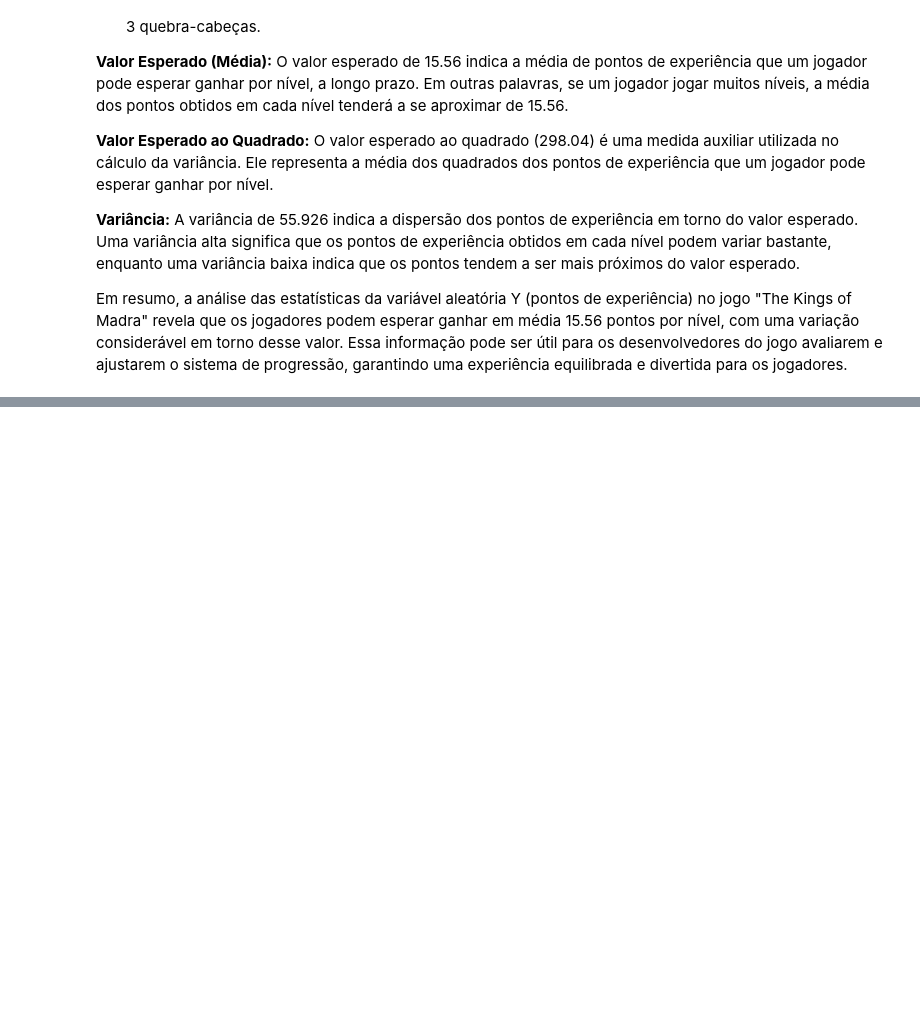
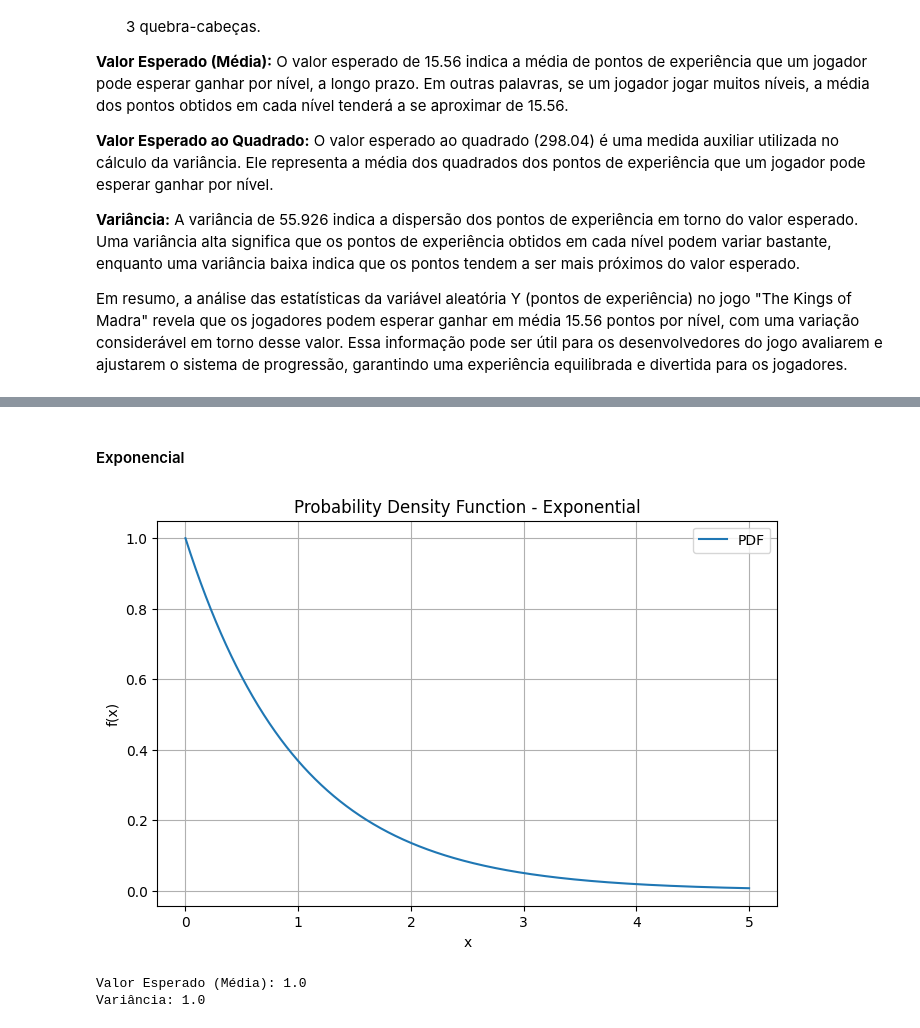
Before and after one commit to felipefraxe/ADBib, a Jupyter notebook: main.ipynb, the cells around one changed output, grey strips where cells are left out. Cells and saved outputs as stored; diff of their text form; code cells hidden in the pictures; blank space fills up the shorter version.

```diff
--- a/main.ipynb
+++ b/main.ipynb
@@ -1143,0 +1210,8 @@ Conclui-se que a probabilidade do evento ocorrer ATÉ x vezes, é a soma das pro
+# %% [markdown]
+#### Exponencial
+# %%
+model_random_variable('exponential', 1)
+# %% [output]
+[figure, added]
+Valor Esperado (Média): 1.0
+Variância: 1.0
```
Also changed, not shown: parts of 40 cells of this notebook, 2 other files.
